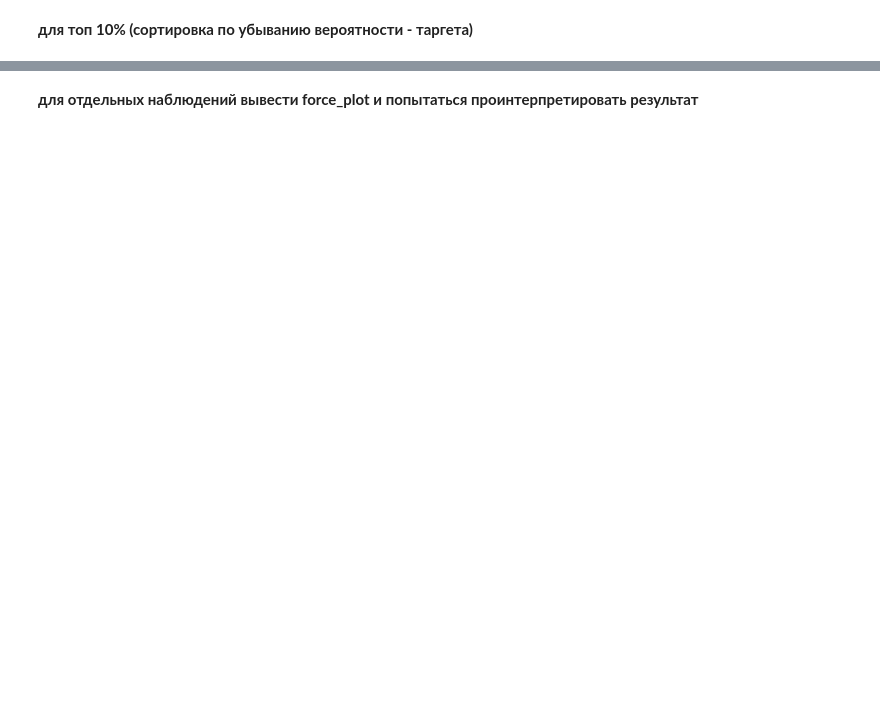
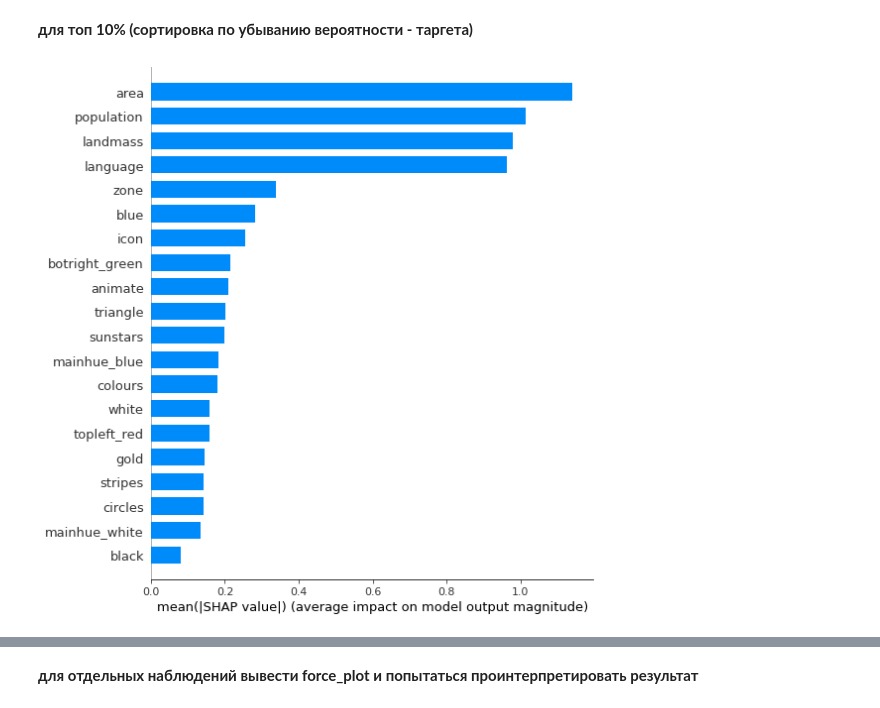
Before and after one commit to humantom88/geekbrains-ml-in-business, a Jupyter notebook: lesson7/homework/homework.ipynb, the cells around one changed output, grey strips where cells are left out. Saved outputs shown, nothing was run; the diff lists cells and outputs as text; code cells hidden in the pictures; blank space fills up the shorter version.

```diff
--- a/lesson7/homework/homework.ipynb
+++ b/lesson7/homework/homework.ipynb
@@ -121,2 +152,6 @@ ValueError: multiclass format is not supported
 # %% [markdown]
 **для топ 10% (сортировка по убыванию вероятности - таргета)**
+# %%
+shap.summary_plot(shap_values, X, plot_type="bar")
+# %% [output]
+[figure, added]
```
Also changed, not shown: parts of 15 cells of this notebook.
